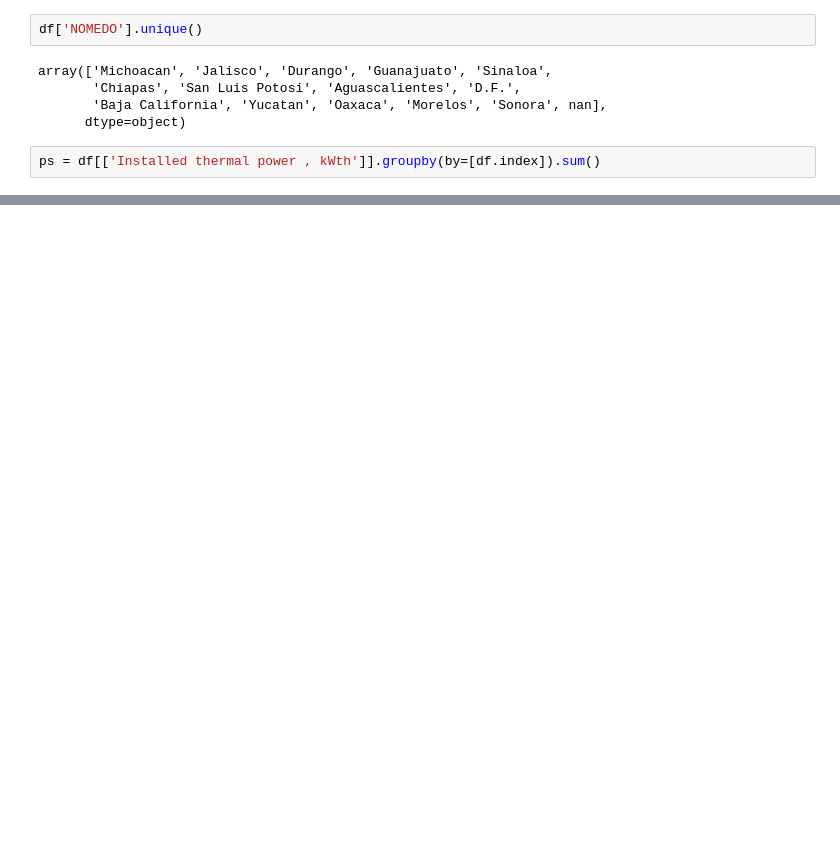
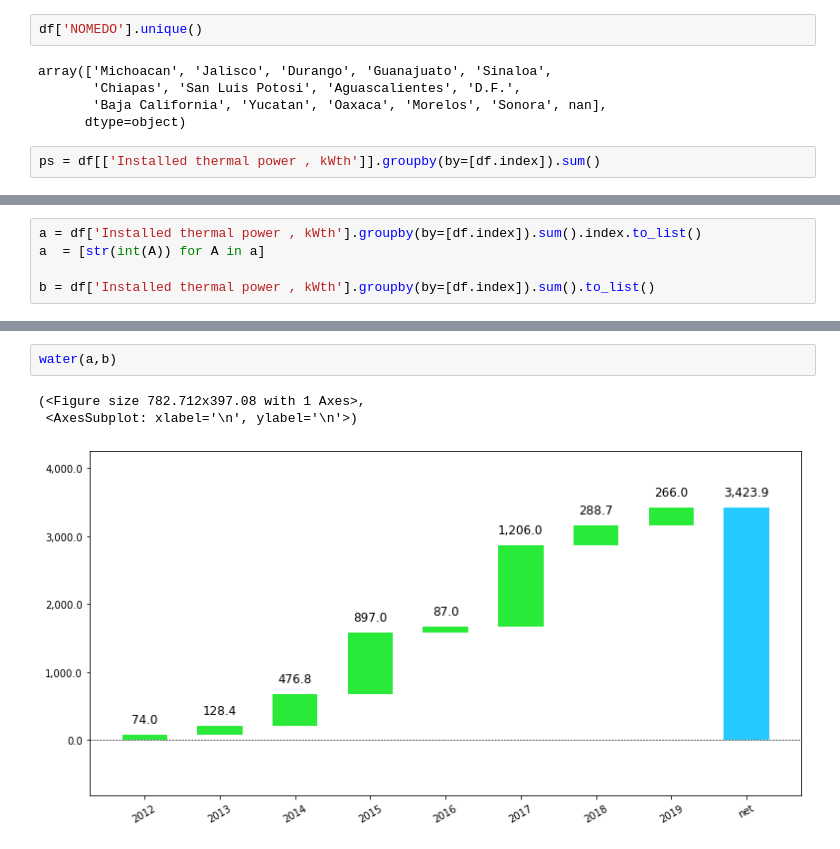
Before and after one commit to AltamarMx/ContandoHistoriasDatos_taller, a Jupyter notebook: notebooks/memo/001_PlantasSolares.ipynb, the cells around one changed output, grey strips where cells are left out. Saved outputs shown, nothing was run; the diff lists cells and outputs as text; blank space fills up the shorter version.

Commit message:
waterfall

```diff
--- a/notebooks/memo/001_PlantasSolares.ipynb
+++ b/notebooks/memo/001_PlantasSolares.ipynb
@@ -84,0 +329,5 @@ ps.plot(kind='bar')
+# %%
+a = df['Installed thermal power , kWth'].groupby(by=[df.index]).sum().index.to_list()
+a  = [str(int(A)) for A in a]
+
+b = df['Installed thermal power , kWth'].groupby(by=[df.index]).sum().to_list()
@@ -84,0 +349,6 @@ ps.plot(kind='bar')
+# %%
+water(a,b)
+# %% [output]
+(<Figure size 782.712x397.08 with 1 Axes>,
+ <AxesSubplot: xlabel='\n', ylabel='\n'>)
+[figure, added]
```
Also changed, not shown: parts of 18 cells of this notebook.
